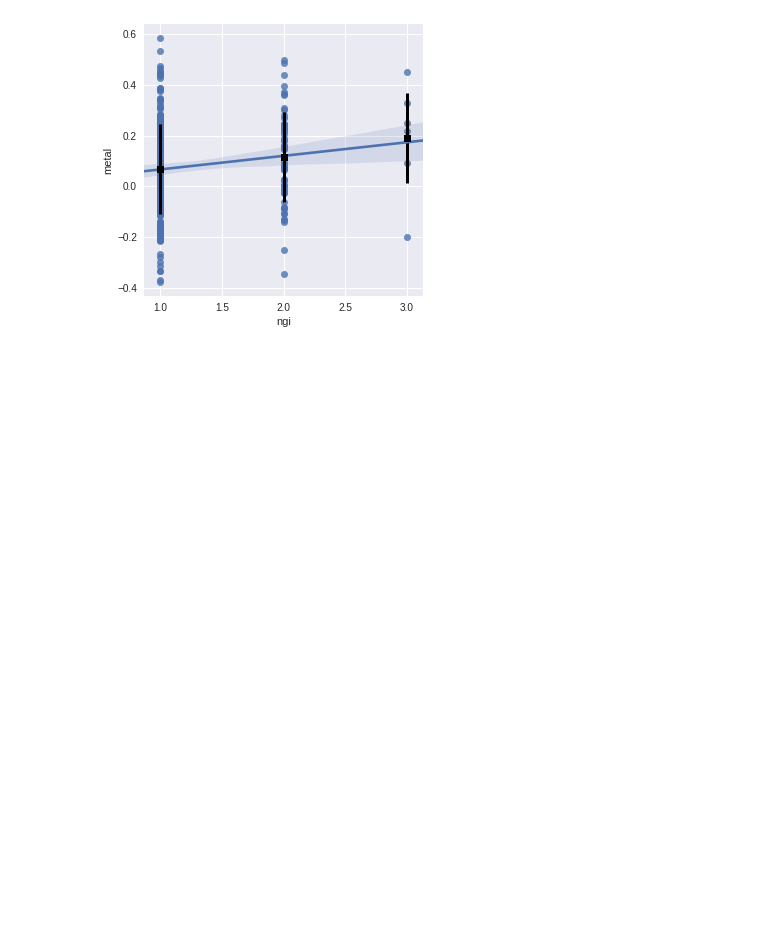
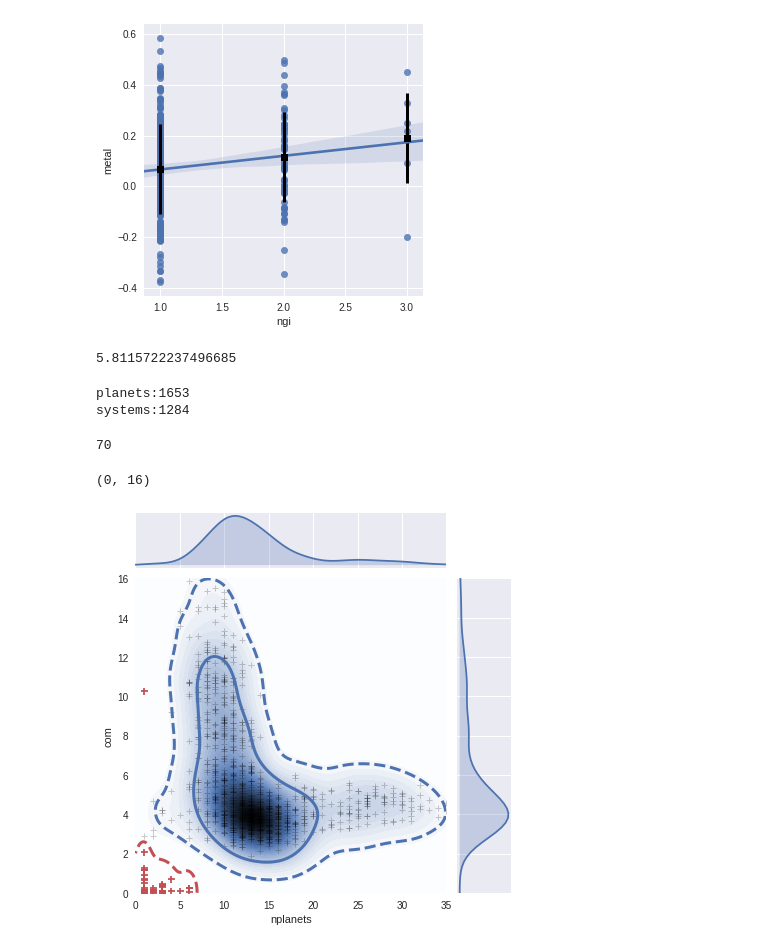
Before and after one commit to saint-germain/population_synthesis, a Jupyter notebook: tools/plots.ipynb, the cells around one changed output. Saved outputs shown, nothing was run; the diff lists cells and outputs as text; code cells hidden in the pictures; blank space fills up the shorter version.

```diff
--- a/tools/plots.ipynb
+++ b/tools/plots.ipynb
@@ -704,3 +533,11 @@ sns.regplot(dhg.ngi,dhg.metal)
 # %% [output]
 <matplotlib.axes._subplots.AxesSubplot at 0x...>
 [figure]
+# %%
+de=pd.read_csv("../prep/exoplanet.eu_catalog.csv")
+mjup=317.83 # in earth masses, as you do
+# %%
+# COM - solar system -> has giants
+(0.387*.055+0.723*0.815+1*1+1.524*0.107+5.201*317.8+9.529*95.3+19.19*14.6+30.06*17.23)/(0.055+0.815+1+.107+317.8+95.3+146+17.23)
+# %% [output]
+5.8115722237496685
@@ -706,0 +546,48 @@ sns.regplot(dhg.ngi,dhg.metal)
+# %%
+dnpco=de[np.isfinite(de['mass'])] #only valid masses -> needed for com, mtr
+print("planets:"+str(len(dnpco)))
+df=dnpco
+lip=collections.Counter(df.star_name)
+snames=np.array(list(lip.keys()))
+npl=np.array(list(lip.values()))
+print("systems:"+str(len(npl)))
+com,gia,metal,mtr,ngi=[],[],[],[],[] #here
+mycols=['mass','semi_major_axis','star_metallicity']
+dd=df[mycols]
+for i in snames:
+    filter=df.star_name==i
+    dummy=dd[filter]
+    giafil=dummy.mass*mjup>10
+    gia+=[np.any(giafil)]
+    com+=[(dummy.mass*dummy.semi_major_axis).sum()/dummy.mass.sum()] #nan semi major axis screws this up
+    metal+=[(dummy.star_metallicity.iloc[0])]
+    if (~giafil).sum()>0:
+        mtr+=[dummy.mass[~giafil].sum()*mjup]
+    else:
+        mtr+=[0]
+    if giafil.sum()>0:
+        ngi+=[giafil.sum()]
+    else:
+        ngi+=[0]
+aaa=[]
+for i in [com,gia,metal,mtr,ngi]: #here
+    aaa+=[np.array(i)]
+com,gia,metal,mtr,ngi=aaa #here
+# %% [output]
+planets:1653
+systems:1284
+# %%
+kdesigplt(dnt,'nplanets','com')
+filt=~np.array(gia)&np.isfinite(com)
+X,Y=npl[filt],com[filt]
+print(filt.sum())
+plt.scatter(X,Y,marker='+',c=current_palette[2])
+Xmesh,Ymesh,kern,lev=CONTOURP(X,Y,sig=[2.])
+plt.contour(Xmesh,Ymesh,kern, levels = lev,linewidths=3,colors=[current_palette[2]],linestyles=('dashed','solid'))
+
+plt.xlim(0,35)
+plt.ylim(0,16)
+# %% [output]
+70
+(0, 16)
+[figure, added]
```
Also changed, not shown: parts of 29 cells of this notebook, 1 other file.
